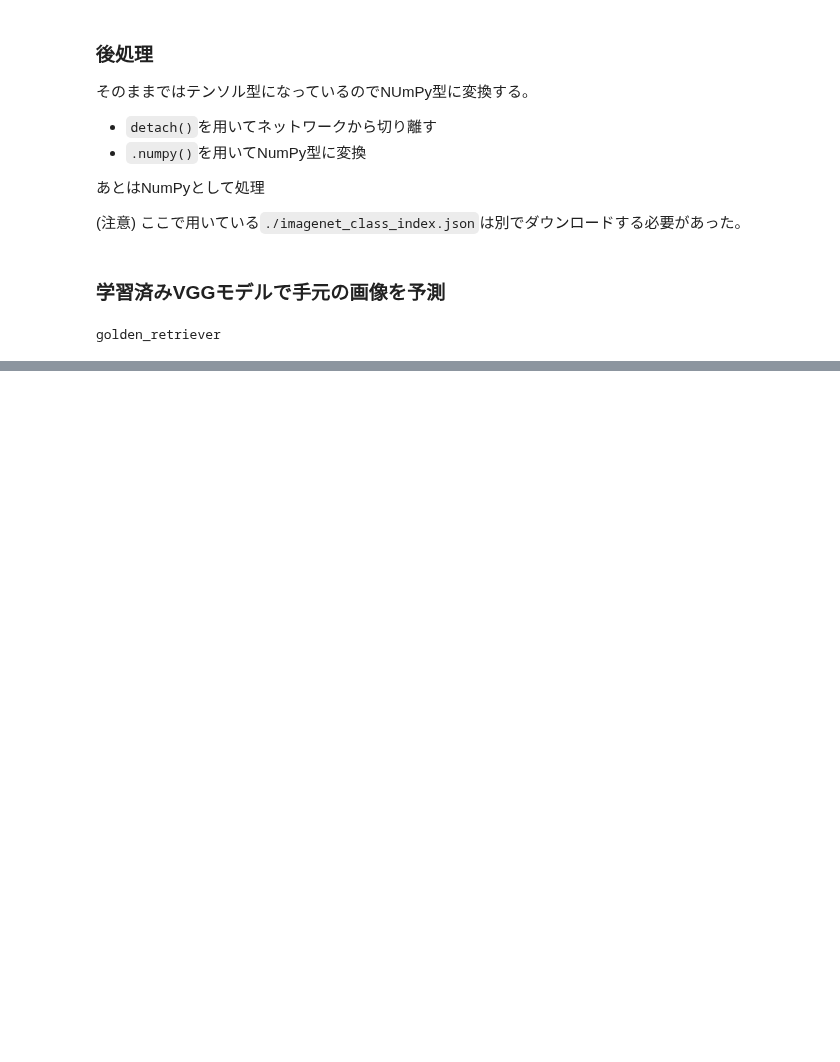
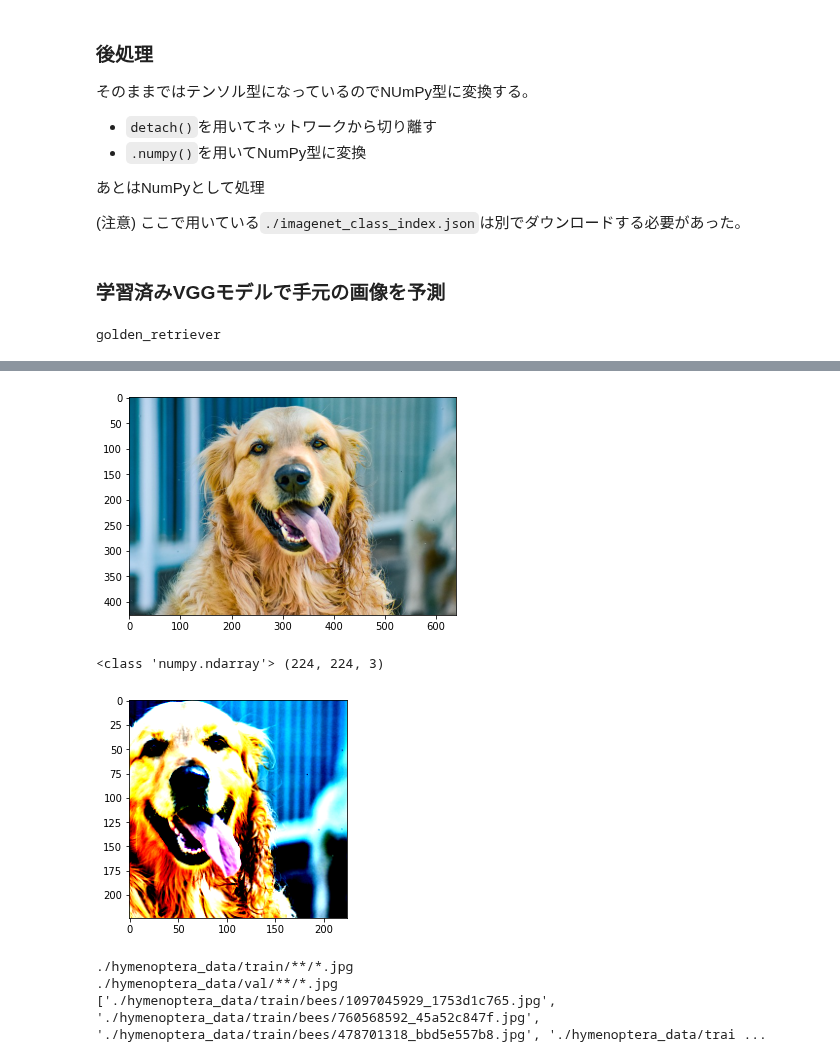
Before and after one commit to Hase-U/learn_pytorch_advanced, a Jupyter notebook: mycode/1_image_classification/VGG.ipynb, the cells around one changed output, grey strips where cells are left out. Cells and saved outputs as stored; diff of their text form; code cells hidden in the pictures; blank space fills up the shorter version.

```diff
--- a/mycode/1_image_classification/VGG.ipynb
+++ b/mycode/1_image_classification/VGG.ipynb
@@ -119,0 +149,66 @@ golden_retriever
+# %%
+class ImageTransform():
+
+  def __init__(self, resize, mean, std):
+    self.data_transform = {
+        'train': transforms.Compose([transforms.RandomResizedCrop(resize,scale=(0.5,1.0)), #データオーギュメンテーション
+                                     transforms.RandomHorizontalFlip(), #データオーギュメンテーション
+                                     transforms.ToTensor(),
+                                     transforms.Normalize(mean,std)
+                                     ]),
+        'val': transforms.Compose([
+                                   transforms.Resize(resize),
+                                   transforms.CenterCrop(resize),
+                                   transforms.ToTensor(),
+                                   transforms.Normalize(mean, std)
+
+        ])
+    }
+
+  def __call__(self, img, phase = 'train'):
+    return self.data_transform[phase](img)
+# %%
+# 前処理の動作確認
+img = Image.open('goldenretriever-3724972_640.jpg')
+
+plt.imshow(img)
+plt.show()
+
+resize = 224
+mean = (0.485, 0.456, 0.406)
+std = (0.229, 0.224, 0.225)
+transform = ImageTransform(resize,mean,std)
+img_trans = transform(img,'train')
+
+img_trans = img_trans.numpy().transpose((1,2,0))
+print(type(img_trans),img_trans.shape)
+img_trans = np.clip(img_trans,0,1) #要素の最大最小の範囲を決める
+plt.imshow(img_trans)
+plt.show()
+# %% [output]
+[figure, added]
+<class 'numpy.ndarray'> (224, 224, 3)
+[figure, added]
+# %%
+
+def make_datapath_list(phase="train"):
+
+  rootpath = "./hymenoptera_data/"
+  target_path = osp.join(rootpath+phase+"/**/*.jpg")
+  print(target_path)
+
+  path_list = []
+
+  for path in glob.glob(target_path):
+    path_list.append(path)
+
+  return path_list
+
+train_list = make_datapath_list("train")
+val_list = make_datapath_list("val")
+
+print(train_list)
+# %% [output]
+./hymenoptera_data/train/**/*.jpg
+./hymenoptera_data/val/**/*.jpg
+['./hymenoptera_data/train/bees/1097045929_1753d1c765.jpg', './hymenoptera_data/train/bees/760568592_45a52c847f.jpg', './hymenoptera_data/train/bees/478701318_bbd5e557b8.jpg', './hymenoptera_data/trai ...
```
Also changed, not shown: parts of 6 cells of this notebook.
